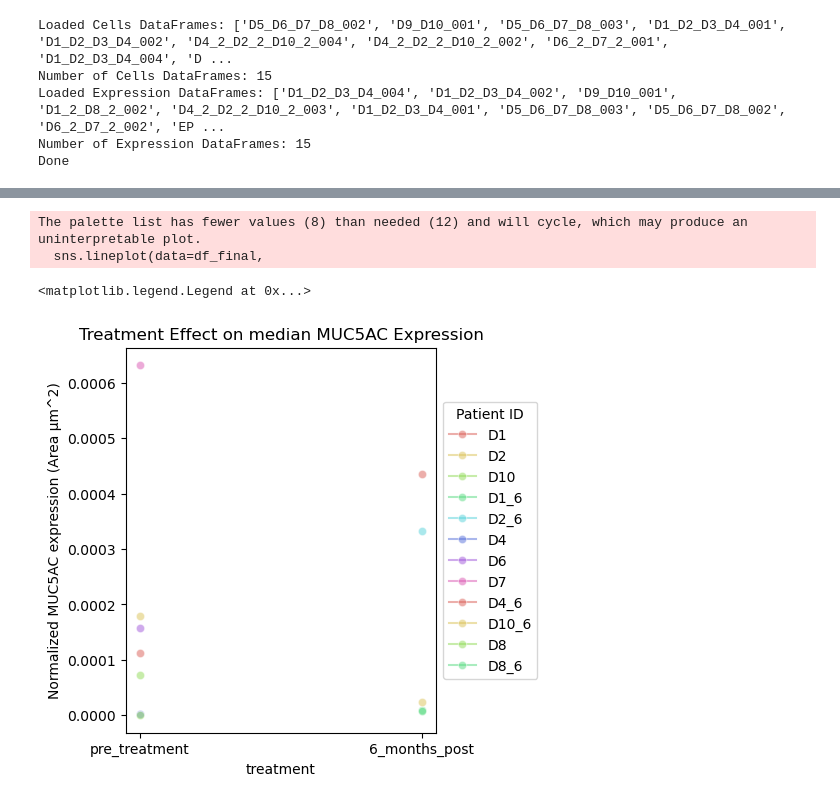
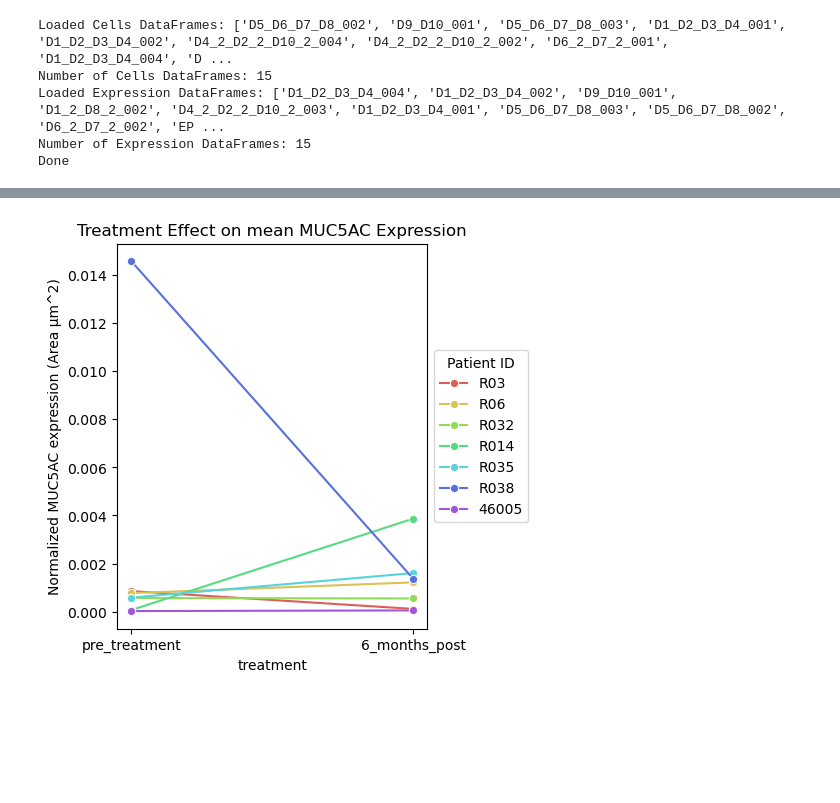
Before and after one commit to spatts14/COPD_CO_IMC, a Jupyter notebook: scripts/imaris/epithelial_expression.ipynb, the cells around one changed output, grey strips where cells are left out. Cells and saved outputs as stored; diff of their text form; code cells hidden in the pictures; blank space fills up the shorter version.

Commit message:
updating graphs so have median and mean expression normalized by area and number of spots

```diff
--- a/scripts/imaris/epithelial_expression.ipynb
+++ b/scripts/imaris/epithelial_expression.ipynb
@@ -7,3 +8,7 @@ import matplotlib.pyplot as plt
+# %%
+channel_name = "MUC5AC"
+channel_num = "21"
+measurement = "mean"
 # %%
 sample_id_colors = sns.color_palette("hls", 8)
 # %%
@@ -104,0 +90,3 @@ meta
+# %%
+images_dict = dict(zip(meta.index, meta["slide_ID"]))
+images_dict
@@ -213,7 +203,3 @@ total_spots_df
-# %%
-channel_name = "MUC5AC"
-channel_num = "21"
-measurement = "median"
 # %%
 # Make dataframe of cell spot counts
 
@@ -297,0 +321,5 @@ df_final
+# %%
+# Apply the natural logarithm to the specified column
+df_final[f"Log Normalized {channel_name} expression (# of spots)"] = np.log(df_final[f"Normalized {channel_name} expression (# of spots)"])
+df_final[f"Log Normalized {channel_name} expression (Area µm^2)"] = np.log(df_final[f"Normalized {channel_name} expression (Area µm^2)"])
+df_final
@@ -317,20 +384,19 @@ df_final
 # %%
 # Assuming df_final is your DataFrame and it contains columns 'Treatment', 'Patient_ID', and the value you want to plot
 plt.figure(figsize=(4, 5))
 
 # Create a line plot
 sns.lineplot(data=df_final,
              x='treatment',
              y=f"Normalized {channel_name} expression (Area µm^2)",
-             hue='slide_ID',
+             hue='patient_ID',
              marker='o',
              palette= sample_id_colors)
 
 # Add title and labels
 plt.title(f'Treatment Effect on {measurement} {channel_name} Expression')
 plt.legend(loc='center left', bbox_to_anchor=(1, 0.5), title='Patient ID')
+
+plt.savefig(f'{save_fig}/lineplot_{channel_name}_{measurement}_area.png', bbox_inches='tight')
 # %% [output]
-The palette list has fewer values (8) than needed (12) and will cycle, which may produce an uninterpretable plot.
-  sns.lineplot(data=df_final,
-<matplotlib.legend.Legend at 0x...>
-[figure, old version]
+[figure, new version]
```
Also changed, not shown: parts of 18 cells of this notebook.
